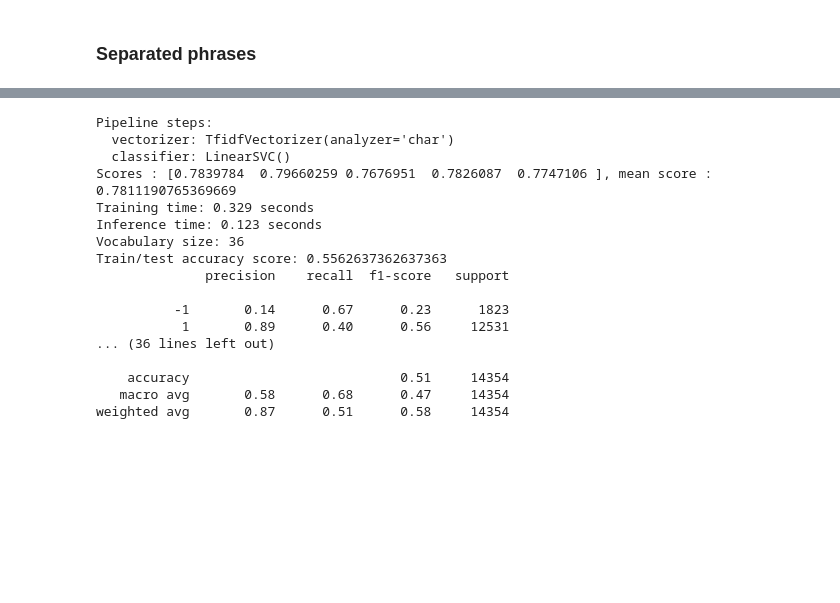
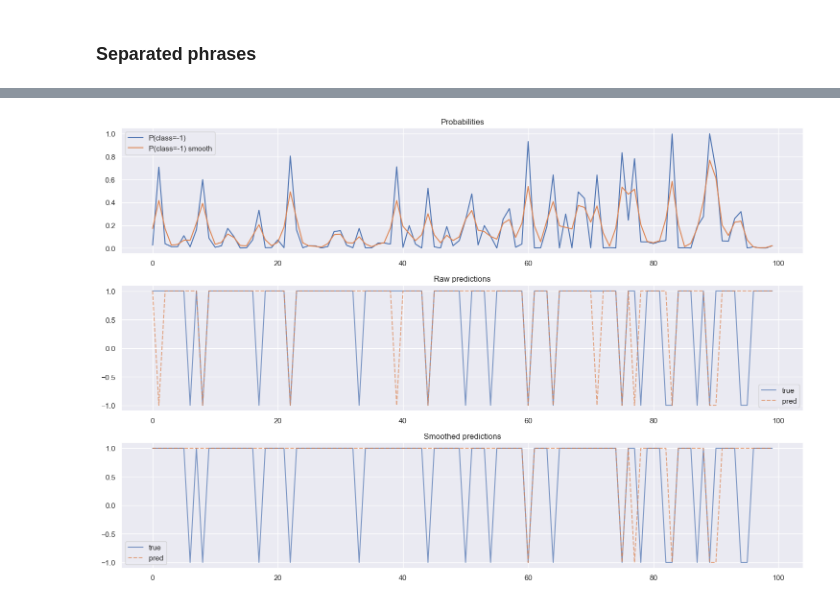
Before and after one commit to BshKatrin/RITAL-NLP-project, a Jupyter notebook: notebooks/pres_base_models.ipynb, the cells around one changed output, grey strips where cells are left out. Drawn from its saved outputs; the diff is of its cells as text; code cells hidden in the pictures; blank space fills up the shorter version.

```diff
--- a/notebooks/pres_base_models.ipynb
+++ b/notebooks/pres_base_models.ipynb
@@ -134,37 +103,25 @@ weighted avg       0.88      0.88      0.88     14354
-# %%
-
-pipeline = Pipeline([
-    ("vectorizer", TfidfVectorizer(analyzer="char", ngram_range=(1, 1))),
-    ("classifier", LinearSVC())
-])
-eval_pipeline(X_train, y_train, X_test, y_test, pipeline, True)
-
-pipeline = Pipeline([
-    ("vectorizer", TfidfVectorizer(analyzer="word", ngram_range=(1, 1), min_df=min_df, max_df=max_df, max_features=max_features)),
-    ("classifier", LinearSVC())
-])
-eval_pipeline(X_train, y_train, X_test, y_test, pipeline, True)
-
-pipeline = Pipeline([
-    ("vectorizer", TfidfVectorizer(analyzer="word", ngram_range=(1, 3), min_df=min_df, max_df=max_df, max_features=max_features)),
-    ("classifier", LinearSVC())
-])
-eval_pipeline(X_train, y_train, X_test, y_test, pipeline, True)
-# %% [output]
-Pipeline steps:
-  vectorizer: TfidfVectorizer(analyzer='char')
-  classifier: LinearSVC()
-Scores : [0.7839784  0.79660259 0.7676951  0.7826087  0.7747106 ], mean score : 0.7811190765369669
-Training time: 0.329 seconds
-Inference time: 0.123 seconds
-Vocabulary size: 36
-Train/test accuracy score: 0.5562637362637363
-              precision    recall  f1-score   support
-
-          -1       0.14      0.67      0.23      1823
-           1       0.89      0.40      0.56     12531
-... (36 lines left out)
-
-    accuracy                           0.51     14354
-   macro avg       0.58      0.68      0.47     14354
-weighted avg       0.87      0.51      0.58     14354
+# %%
+pipeline.fit(X_train, y_train)
+preds_raw = pipeline.predict(X_test)
+preds_probas = pipeline.predict_proba(X_test)
+preds_probas_smooth = smooth_predictions(preds_probas, sigma=0.7)
+preds_smooth = pipeline.classes_[np.argmax(preds_probas_smooth, axis=1)]
+# %%
+fig, (ax1, ax2, ax3) = plt.subplots(3, 1, figsize=(15, 10))
+limit = 100
+
+ax1.set_title("Probabilities")
+sns.lineplot(preds_probas[:limit, 0], label=f"P(class={pipeline.classes_[0]})", ax=ax1)
+sns.lineplot(preds_probas_smooth[:limit, 0], label=f"P(class={pipeline.classes_[0]}) smooth", ax=ax1)
+
+ax2.set_title("Raw predictions")
+sns.lineplot(y_test[:limit], label="true", ax=ax2, alpha=0.7)
+sns.lineplot(preds_raw[:limit], label="pred", ax=ax2, alpha=0.7, linestyle="--")
+
+ax3.set_title("Smoothed predictions")
+sns.lineplot(y_test[:limit], label="true", ax=ax3, alpha=0.7)
+sns.lineplot(preds_smooth[:limit], label="pred", ax=ax3, alpha=0.7, linestyle="--")
+
+plt.tight_layout()
+# %% [output]
+[figure, added]
```
Also changed, not shown: parts of 7 cells of this notebook, 2 other files.
